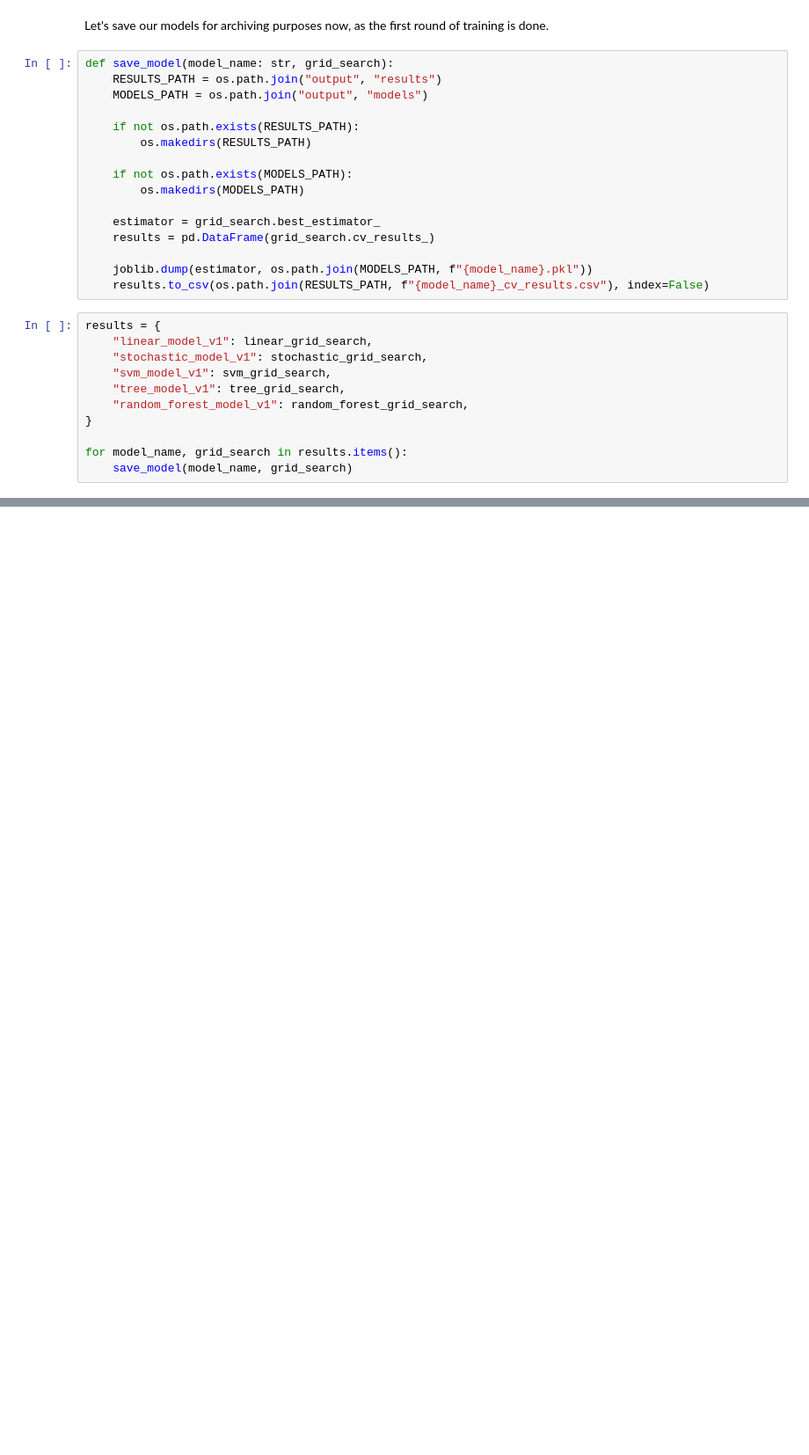
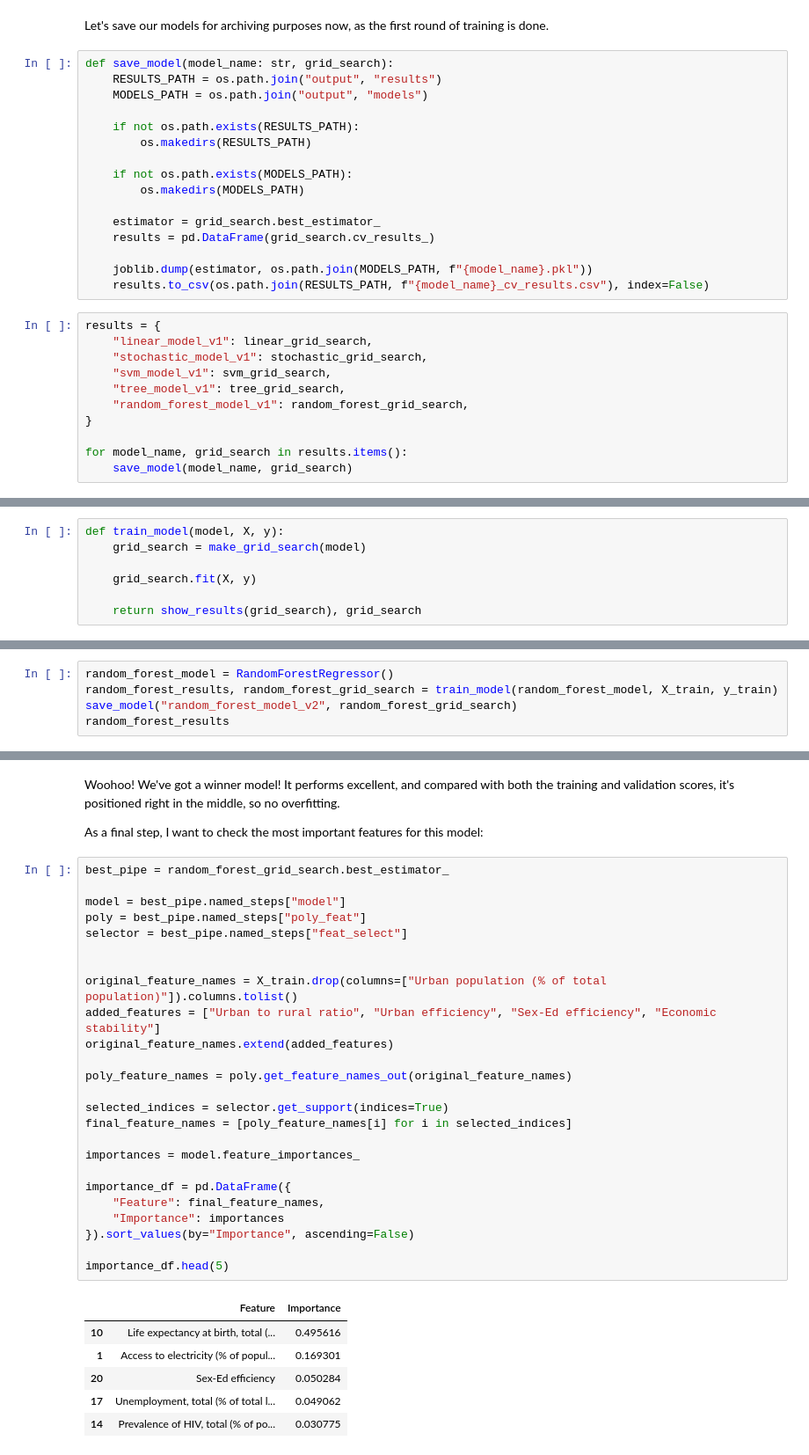
Before and after one commit to flawedvice/happiness-prediction, a Jupyter notebook: exploration.ipynb, the cells around one changed output, grey strips where cells are left out. Shown at 88% size. Cells and saved outputs as stored; diff of their text form; blank space fills up the shorter version.

```diff
--- a/exploration.ipynb
+++ b/exploration.ipynb
@@ -1464,0 +1593,7 @@ for model_name, grid_search in results.items():
+# %%
+def train_model(model, X, y):
+    grid_search = make_grid_search(model)
+
+    grid_search.fit(X, y)
+
+    return show_results(grid_search), grid_search
@@ -1464,0 +1653,5 @@ for model_name, grid_search in results.items():
+# %%
+random_forest_model = RandomForestRegressor()
+random_forest_results, random_forest_grid_search = train_model(random_forest_model, X_train, y_train)
+save_model("random_forest_model_v2", random_forest_grid_search)
+random_forest_results
@@ -1464,0 +1684,36 @@ for model_name, grid_search in results.items():
+# %% [markdown]
+Woohoo! We've got a winner model! It performs excellent, and compared with both the training and validation scores, it's positioned right in the middle, so no overfitting.
+
+As a final step, I want to check the most important features for this model:
+# %%
+best_pipe = random_forest_grid_search.best_estimator_
+
+model = best_pipe.named_steps["model"]
+poly = best_pipe.named_steps["poly_feat"]
+selector = best_pipe.named_steps["feat_select"]
+
+
+original_feature_names = X_train.drop(columns=["Urban population (% of total population)"]).columns.tolist()
+added_features = ["Urban to rural ratio", "Urban efficiency", "Sex-Ed efficiency", "Economic stability"]
+original_feature_names.extend(added_features)
+
+poly_feature_names = poly.get_feature_names_out(original_feature_names)
+
+selected_indices = selector.get_support(indices=True)
+final_feature_names = [poly_feature_names[i] for i in selected_indices]
+
+importances = model.feature_importances_
+
+importance_df = pd.DataFrame({
+    "Feature": final_feature_names,
+    "Importance": importances
+}).sort_values(by="Importance", ascending=False)
+
+importance_df.head(5)
+# %% [output]
+|  | Feature | Importance |
+| 10 | Life expectancy at birth, total (... | 0.495616 |
+| 1 | Access to electricity (% of popul... | 0.169301 |
+| 20 | Sex-Ed efficiency | 0.050284 |
+| 17 | Unemployment, total (% of total l... | 0.049062 |
+| 14 | Prevalence of HIV, total (% of po... | 0.030775 |
```
Also changed, not shown: parts of 29 cells of this notebook, 2 other files.
